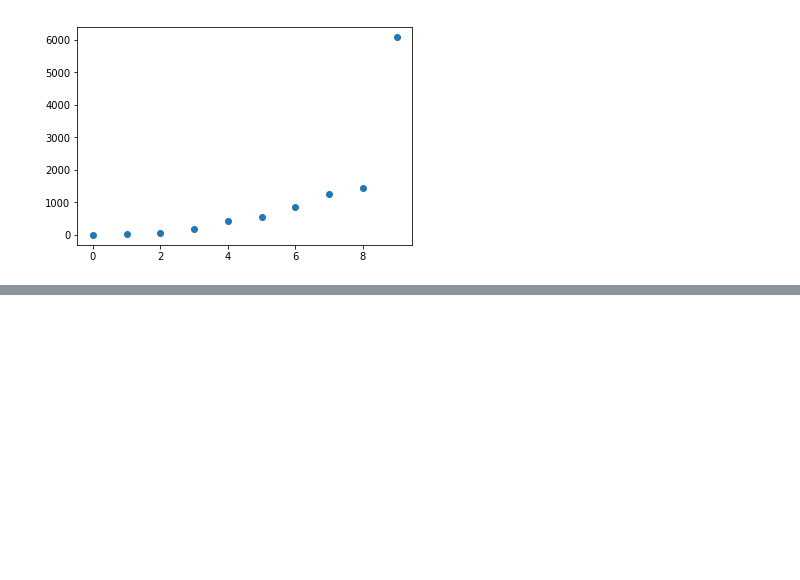
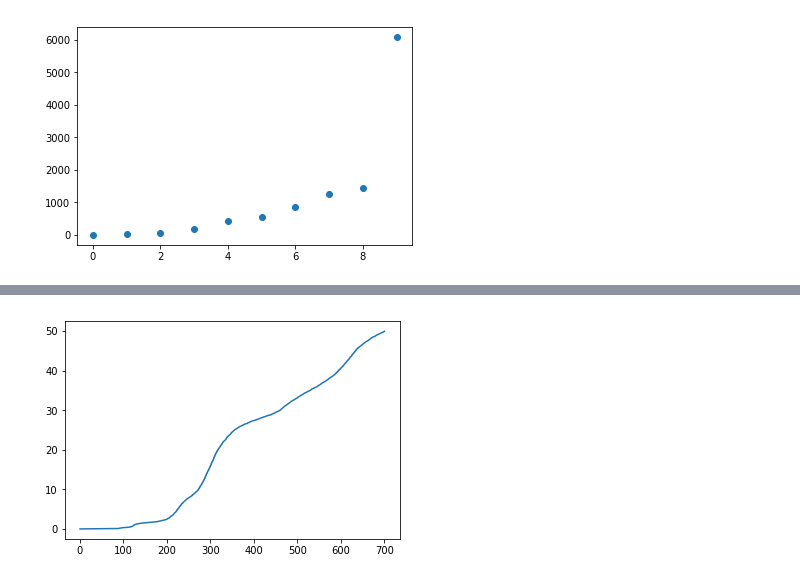
Before and after one commit to adamwlev/StrokesGained2, a Jupyter notebook: Untitled1.ipynb, the cells around one changed output, grey strips where cells are left out. Saved outputs shown, nothing was run; the diff lists cells and outputs as text; code cells hidden in the pictures; blank space fills up the shorter version.

```diff
--- a/Untitled1.ipynb
+++ b/Untitled1.ipynb
@@ -101,0 +133,6 @@ data.head()
+# %%
+p = np.percentile(data.loc_string_hole.value_counts().values,np.linspace(0,100,1000))
+# %%
+plt.plot(p[0:500],np.linspace(0,100,1000)[0:500]);
+# %% [output]
+[figure, added]
```
Also changed, not shown: parts of 27 cells of this notebook, 6 other files.
